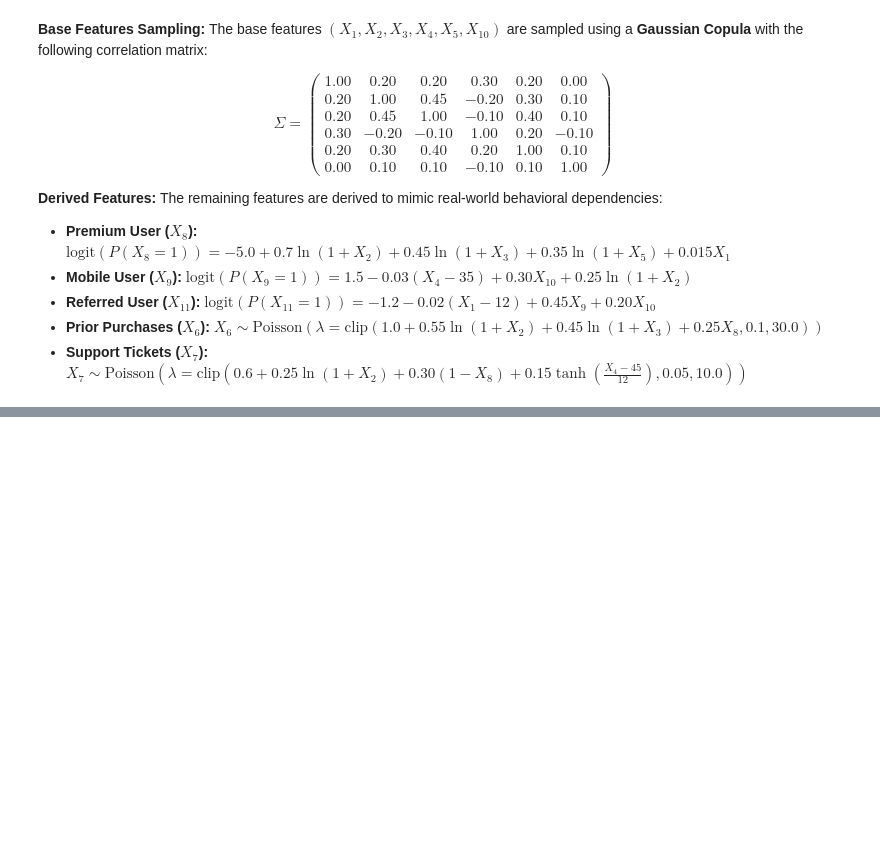
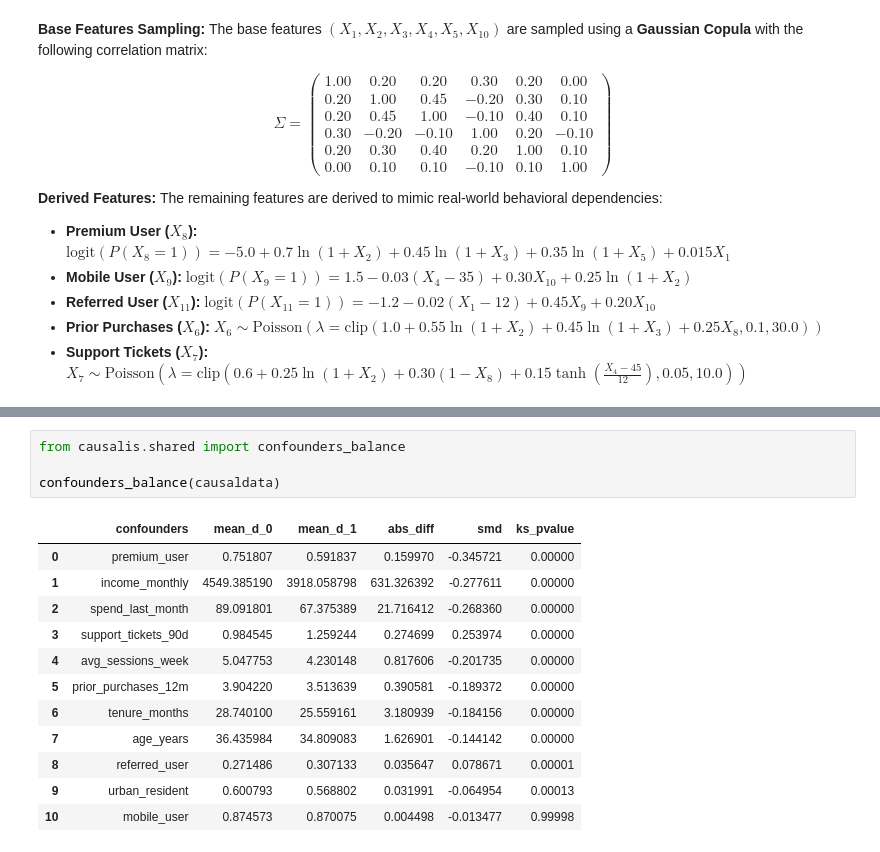
Before and after one commit to causalis-causalcraft/Causalis, a Jupyter notebook: notebooks/research/generate_obs_hte_26_rich.ipynb, the cells around one changed output, grey strips where cells are left out. Drawn from its saved outputs; the diff is of its cells as text; blank space fills up the shorter version.

```diff
--- a/notebooks/research/generate_obs_hte_26_rich.ipynb
+++ b/notebooks/research/generate_obs_hte_26_rich.ipynb
@@ -107,0 +144,17 @@ outcome_plots(causaldata)
+# %%
+from causalis.shared import confounders_balance
+
+confounders_balance(causaldata)
+# %% [output]
+|  | confounders | mean_d_0 | mean_d_1 | abs_diff | smd | ks_pvalue |
+| 0 | premium_user | 0.751807 | 0.591837 | 0.159970 | -0.345721 | 0.00000 |
+| 1 | income_monthly | 4549.385190 | 3918.058798 | 631.326392 | -0.277611 | 0.00000 |
+| 2 | spend_last_month | 89.091801 | 67.375389 | 21.716412 | -0.268360 | 0.00000 |
+| 3 | support_tickets_90d | 0.984545 | 1.259244 | 0.274699 | 0.253974 | 0.00000 |
+| 4 | avg_sessions_week | 5.047753 | 4.230148 | 0.817606 | -0.201735 | 0.00000 |
+| 5 | prior_purchases_12m | 3.904220 | 3.513639 | 0.390581 | -0.189372 | 0.00000 |
+| 6 | tenure_months | 28.740100 | 25.559161 | 3.180939 | -0.184156 | 0.00000 |
+| 7 | age_years | 36.435984 | 34.809083 | 1.626901 | -0.144142 | 0.00000 |
+| 8 | referred_user | 0.271486 | 0.307133 | 0.035647 | 0.078671 | 0.00001 |
+| 9 | urban_resident | 0.600793 | 0.568802 | 0.031991 | -0.064954 | 0.00013 |
+| 10 | mobile_user | 0.874573 | 0.870075 | 0.004498 | -0.013477 | 0.99998 |
```
Also changed, not shown: parts of 11 cells of this notebook, 17 other files.
